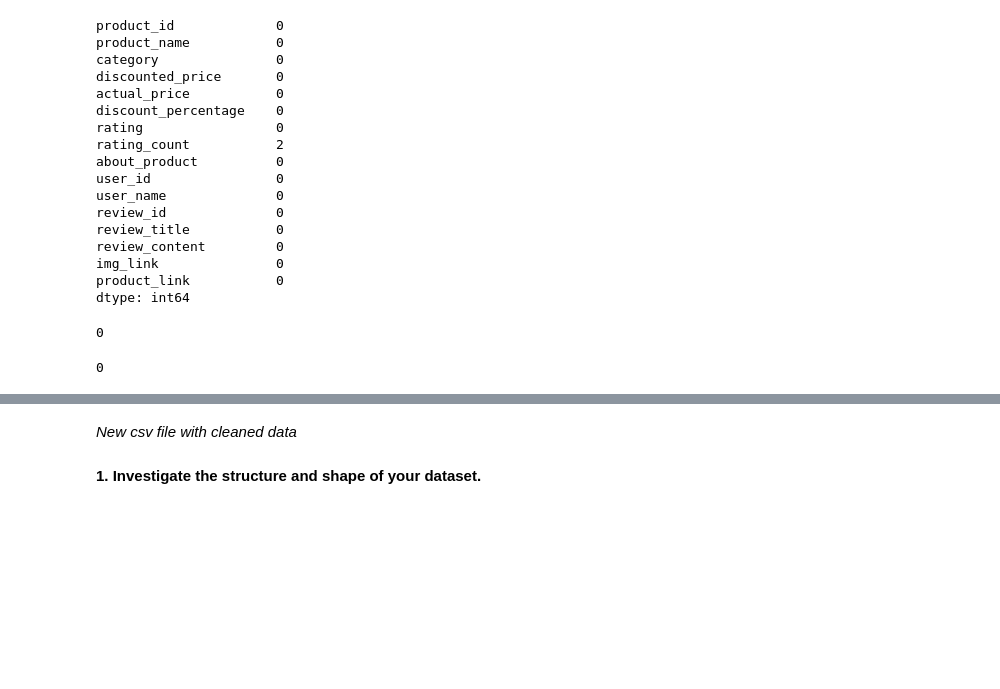
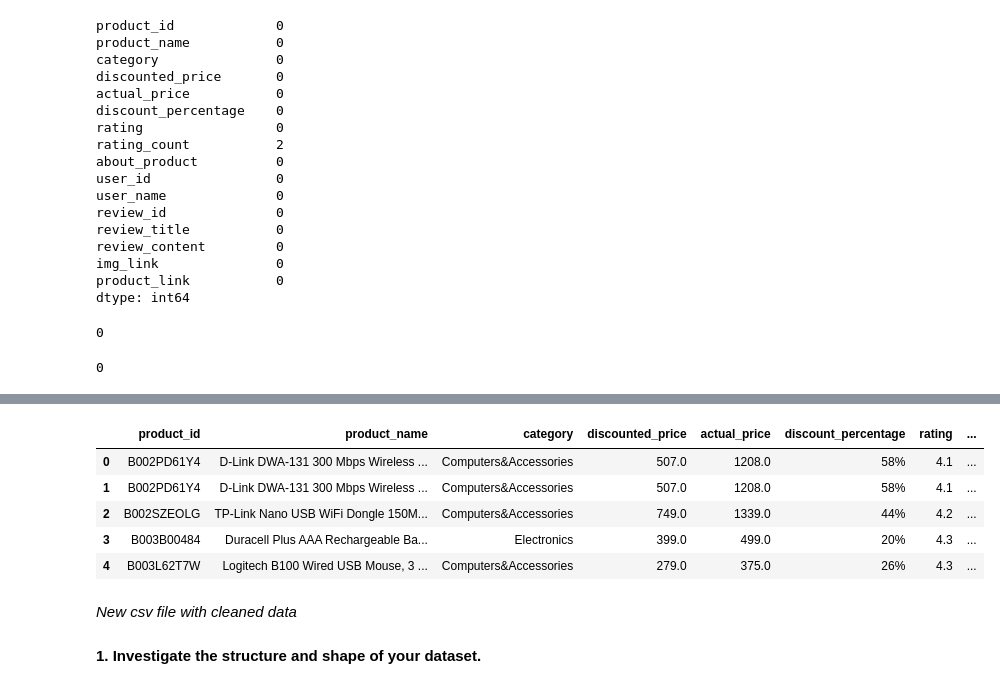
Before and after one commit to sanchick02/DSPAssignment, a Jupyter notebook: Product_Recommendation_System_(1).ipynb, the cells around one changed output, grey strips where cells are left out. Saved outputs shown, nothing was run; the diff lists cells and outputs as text; code cells hidden in the pictures; blank space fills up the shorter version.

```diff
--- a/Product_Recommendation_System_(1).ipynb
+++ b/Product_Recommendation_System_(1).ipynb
@@ -64,6 +64,17 @@ dataset.head()
 | 2 | B002SZEOLG | TP-Link Nano USB WiFi Dongle 150M... | Computers&Accessories|NetworkingD... | 749.0 | 1339.0 | 44% | 4.2 | ... |
 | 3 | B003B00484 | Duracell Plus AAA Rechargeable Ba... | Electronics|GeneralPurposeBatteri... | 399.0 | 499.0 | 20% | 4.3 | ... |
 | 4 | B003L62T7W | Logitech B100 Wired USB Mouse, 3 ... | Computers&Accessories|Accessories... | 279.0 | 375.0 | 26% | 4.3 | ... |
+# %%
+# for the category column, remove all the strings after the | symbol
+dataset['category'] = dataset['category'].str.split('|').str[0]
+dataset.head()
+# %% [output]
+|  | product_id | product_name | category | discounted_price | actual_price | discount_percentage | rating | ... |
+| 0 | B002PD61Y4 | D-Link DWA-131 300 Mbps Wireless ... | Computers&Accessories | 507.0 | 1208.0 | 58% | 4.1 | ... |
+| 1 | B002PD61Y4 | D-Link DWA-131 300 Mbps Wireless ... | Computers&Accessories | 507.0 | 1208.0 | 58% | 4.1 | ... |
+| 2 | B002SZEOLG | TP-Link Nano USB WiFi Dongle 150M... | Computers&Accessories | 749.0 | 1339.0 | 44% | 4.2 | ... |
+| 3 | B003B00484 | Duracell Plus AAA Rechargeable Ba... | Electronics | 399.0 | 499.0 | 20% | 4.3 | ... |
+| 4 | B003L62T7W | Logitech B100 Wired USB Mouse, 3 ... | Computers&Accessories | 279.0 | 375.0 | 26% | 4.3 | ... |
 # %% [markdown]
 *New csv file with cleaned data*
 # %%
```
Also changed, not shown: parts of 10 cells of this notebook, 1 other file.
